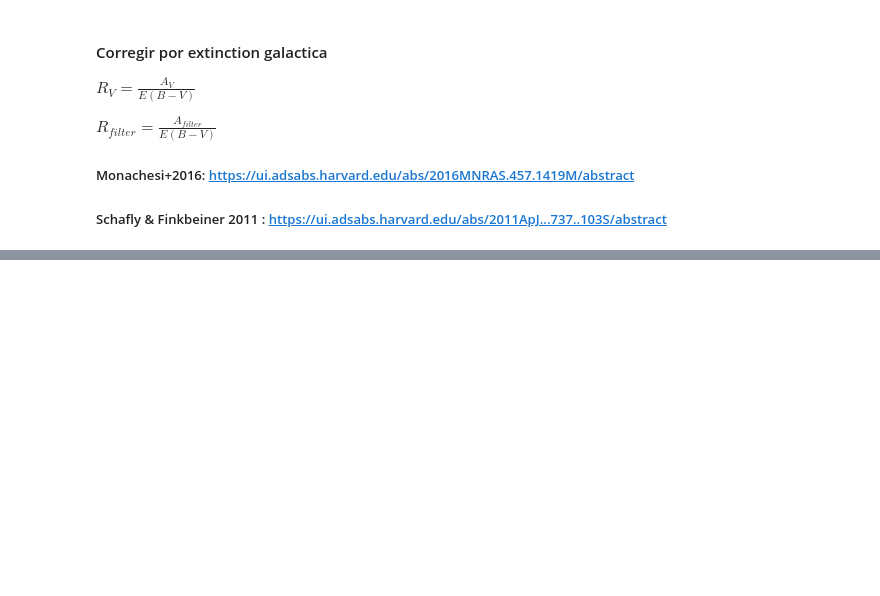
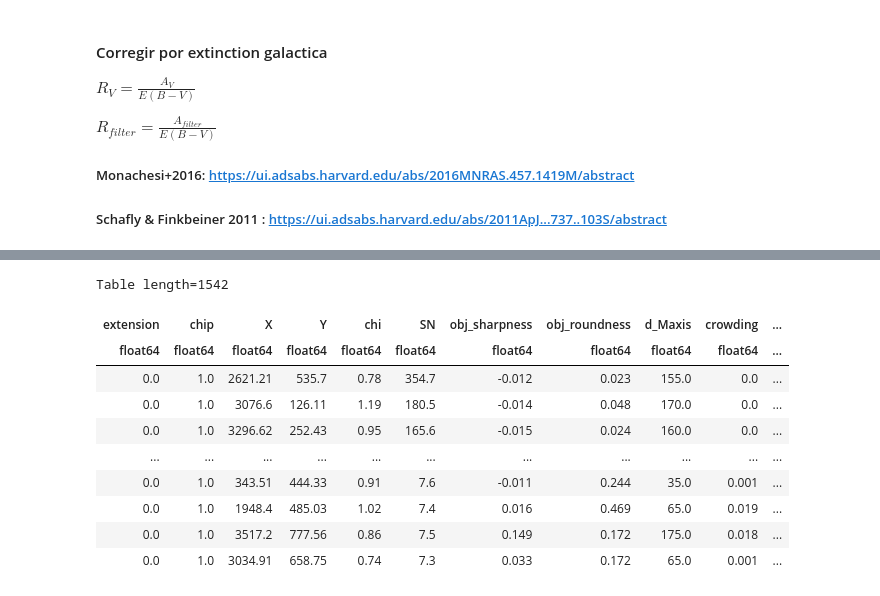
Before and after one commit to pmarchantc/Topicos-astr2024, a Jupyter notebook: M2/practico_M2.ipynb, the cells around one changed output, grey strips where cells are left out. Saved outputs shown, nothing was run; the diff lists cells and outputs as text; code cells hidden in the pictures; blank space fills up the shorter version.

```diff
--- a/M2/practico_M2.ipynb
+++ b/M2/practico_M2.ipynb
@@ -171,0 +241,14 @@ ax.tick_params(axis='y', which='both', right=True, direction='in')
+# %%
+T_
+# %% [output]
+Table length=1542
+| extension | chip | X | Y | chi | SN | obj_sharpness | obj_roundness | d_Maxis | crowding | ... |
+| float64 | float64 | float64 | float64 | float64 | float64 | float64 | float64 | float64 | float64 | ... |
+| 0.0 | 1.0 | 2621.21 | 535.7 | 0.78 | 354.7 | -0.012 | 0.023 | 155.0 | 0.0 | ... |
+| 0.0 | 1.0 | 3076.6 | 126.11 | 1.19 | 180.5 | -0.014 | 0.048 | 170.0 | 0.0 | ... |
+| 0.0 | 1.0 | 3296.62 | 252.43 | 0.95 | 165.6 | -0.015 | 0.024 | 160.0 | 0.0 | ... |
+| ... | ... | ... | ... | ... | ... | ... | ... | ... | ... | ... |
+| 0.0 | 1.0 | 343.51 | 444.33 | 0.91 | 7.6 | -0.011 | 0.244 | 35.0 | 0.001 | ... |
+| 0.0 | 1.0 | 1948.4 | 485.03 | 1.02 | 7.4 | 0.016 | 0.469 | 65.0 | 0.019 | ... |
+| 0.0 | 1.0 | 3517.2 | 777.56 | 0.86 | 7.5 | 0.149 | 0.172 | 175.0 | 0.018 | ... |
+| 0.0 | 1.0 | 3034.91 | 658.75 | 0.74 | 7.3 | 0.033 | 0.172 | 65.0 | 0.001 | ... |
```
Also changed, not shown: parts of 13 cells of this notebook, 2 other files.
